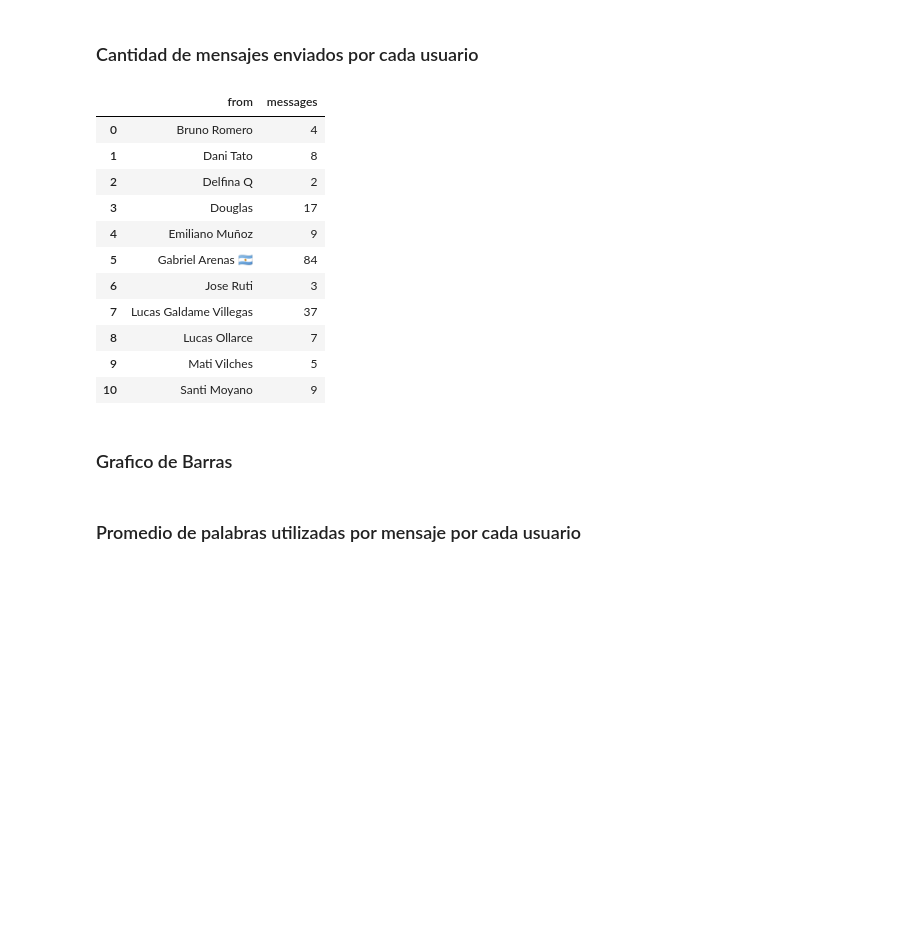
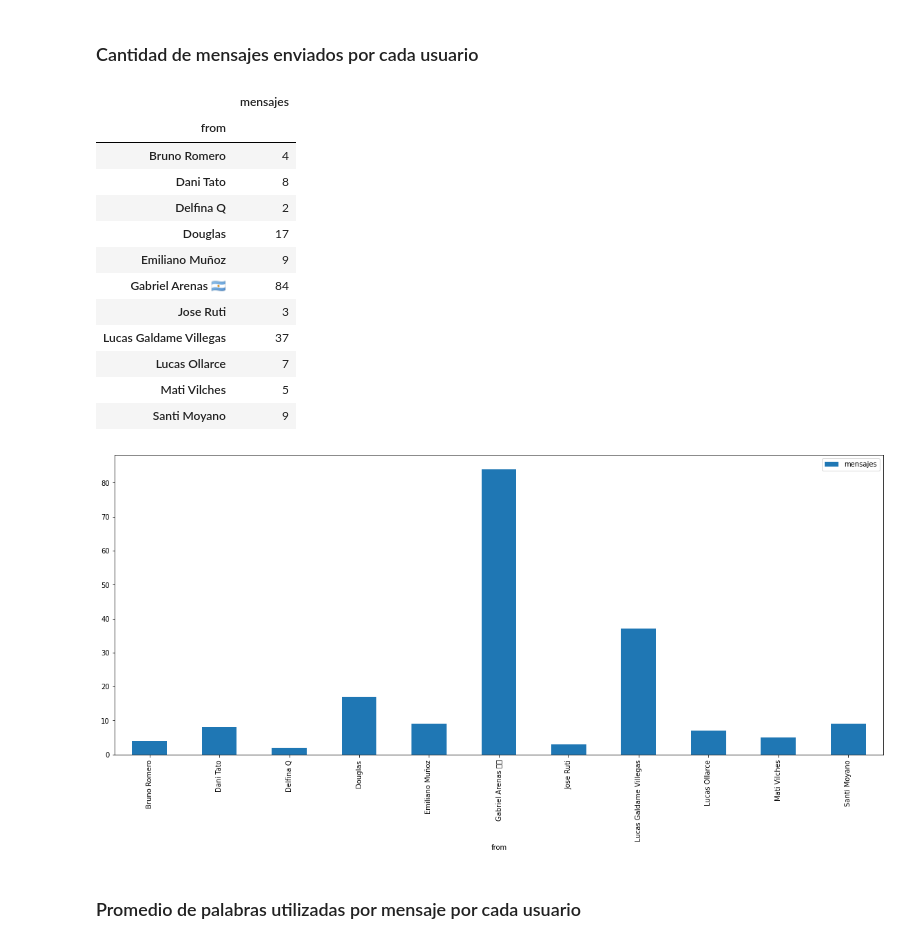
Before and after one commit to Lucas16AR/UM-BDD-II-2021, a Jupyter notebook: TP6.ipynb, the cells around one changed output. Cells and saved outputs as stored; diff of their text form; code cells hidden in the pictures; blank space fills up the shorter version.

```diff
--- a/TP6.ipynb
+++ b/TP6.ipynb
@@ -8,10 +8,14 @@
 # %%
 import json
 import pandas as pd
+import dateutil
+import matplotlib.pyplot as plt
+%matplotlib inline
 
-with open('data/result2.json','r') as file:
+with open('/home/lucas1608ar/Universidad/BDD-II-2021/data/result2.json', 'r', encoding = 'utf8') as file:
     data = json.load(file)
-df = pd.DataFrame(data['messages'])
+
+df = pd.DataFrame(data["messages"])
 df
 # %% [output]
 |  | id | type | date | actor | actor_id | action | members | text | from | from_id | ... |
@@ -29,24 +33,25 @@ df
 194 rows × 20 columns
 # %% [markdown]
 ### Cantidad de mensajes enviados por cada usuario
-# %%
-df.groupby('from')[['id']].count()
-groups = ['from']
-df.groupby(groups, as_index = False).agg(messages = ("text", 'count'))
-# %% [output]
-|  | from | messages |
-| 0 | Bruno Romero | 4 |
-| 1 | Dani Tato | 8 |
-| 2 | Delfina Q | 2 |
-| 3 | Douglas | 17 |
-| 4 | Emiliano Muñoz | 9 |
-| 5 | Gabriel Arenas 🇦🇷 | 84 |
-| 6 | Jose Ruti | 3 |
-| 7 | Lucas Galdame Villegas | 37 |
-| 8 | Lucas Ollarce | 7 |
-| 9 | Mati Vilches | 5 |
-| 10 | Santi Moyano | 9 |
-# %% [markdown]
-### Grafico de Barras
+# %%
+groups = ['from']
+df2 = df.groupby( groups).agg(mensajes = ('text', 'count'))
+df2.plot(kind='bar', figsize=(20,8))
+df2
+# %% [output]
+|  | mensajes |
+| from |  |
+| Bruno Romero | 4 |
+| Dani Tato | 8 |
+| Delfina Q | 2 |
+| Douglas | 17 |
+| Emiliano Muñoz | 9 |
+| Gabriel Arenas 🇦🇷 | 84 |
+| Jose Ruti | 3 |
+| Lucas Galdame Villegas | 37 |
+| Lucas Ollarce | 7 |
+| Mati Vilches | 5 |
+| Santi Moyano | 9 |
+[figure, added]
 # %% [markdown]
 ### Promedio de palabras utilizadas por mensaje por cada usuario
```
Also changed, not shown: parts of 10 cells of this notebook, 5 other files.
